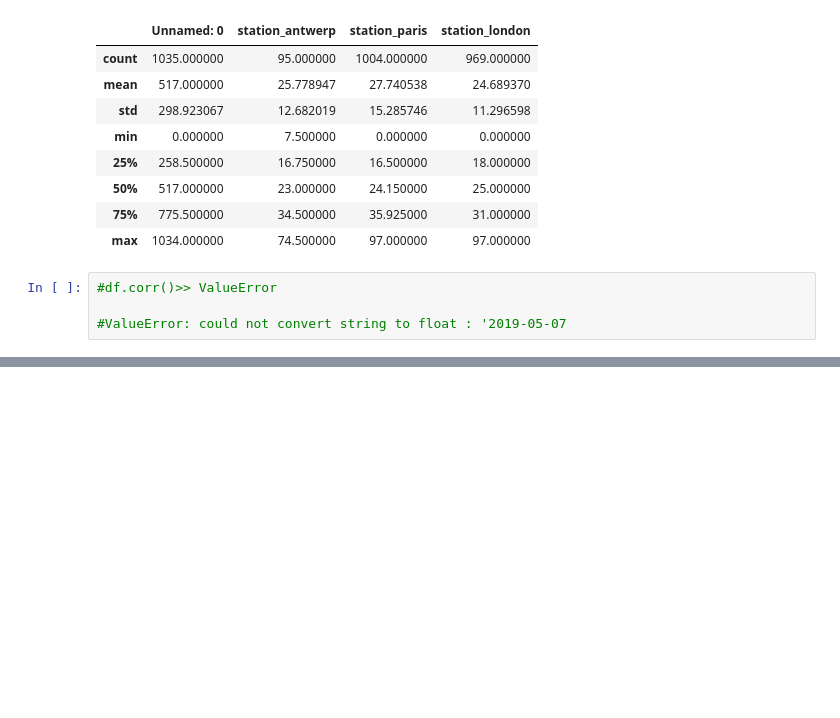
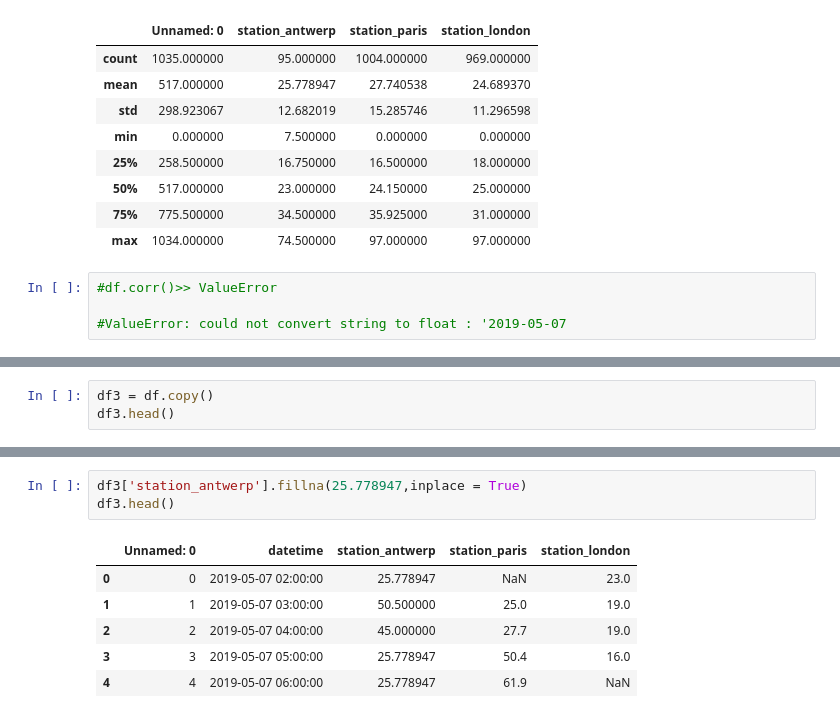
Before and after one commit to Dipak-Jagadale/Pandas, a Jupyter notebook: Dipak_start_to_end_Pandas.ipynb, the cells around one changed output, grey strips where cells are left out. Cells and saved outputs as stored; diff of their text form; blank space fills up the shorter version.

```diff
--- a/Dipak_start_to_end_Pandas.ipynb
+++ b/Dipak_start_to_end_Pandas.ipynb
@@ -1065,0 +1089,3 @@ df2.
+# %%
+df3 = df.copy()
+df3.head()
@@ -1065,0 +1111,10 @@ df2.
+# %%
+df3['station_antwerp'].fillna(25.778947,inplace = True)
+df3.head()
+# %% [output]
+|  | Unnamed: 0 | datetime | station_antwerp | station_paris | station_london |
+| 0 | 0 | 2019-05-07 02:00:00 | 25.778947 | NaN | 23.0 |
+| 1 | 1 | 2019-05-07 03:00:00 | 50.500000 | 25.0 | 19.0 |
+| 2 | 2 | 2019-05-07 04:00:00 | 45.000000 | 27.7 | 19.0 |
+| 3 | 3 | 2019-05-07 05:00:00 | 25.778947 | 50.4 | 16.0 |
+| 4 | 4 | 2019-05-07 06:00:00 | 25.778947 | 61.9 | NaN |
```
Also changed, not shown: parts of 59 cells of this notebook.
